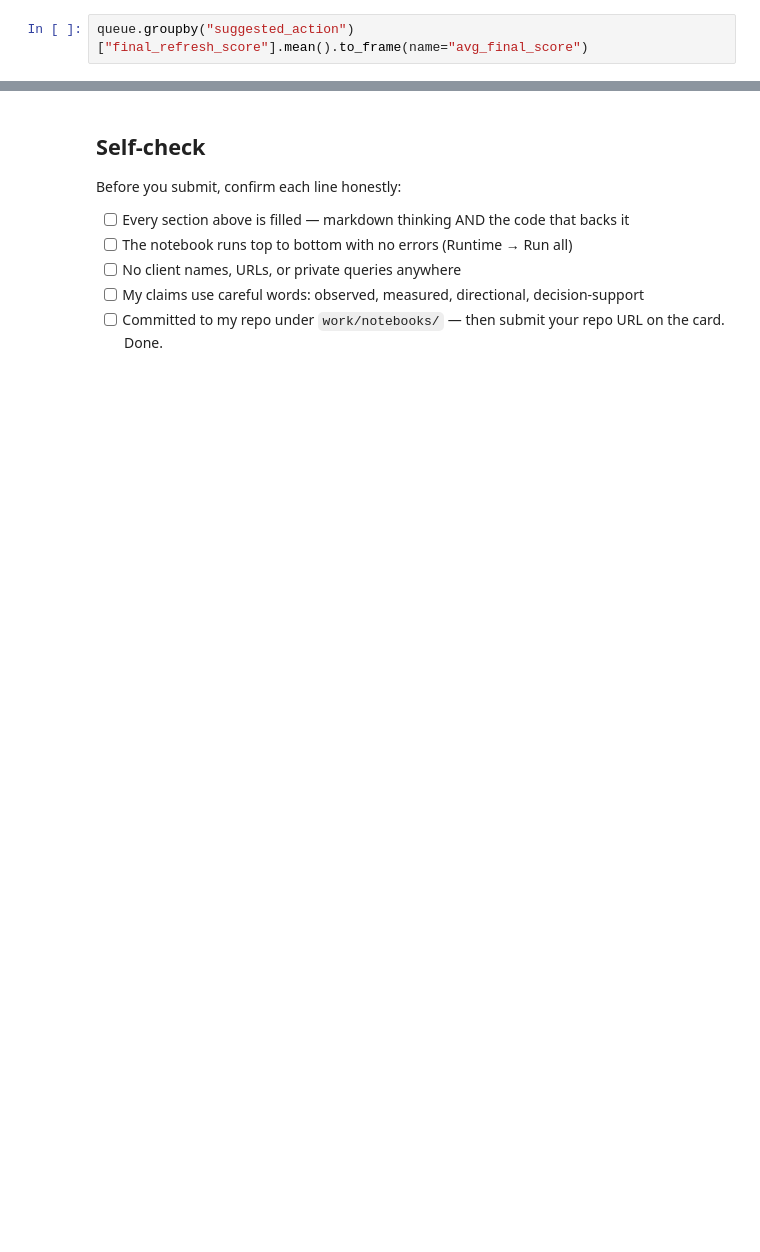
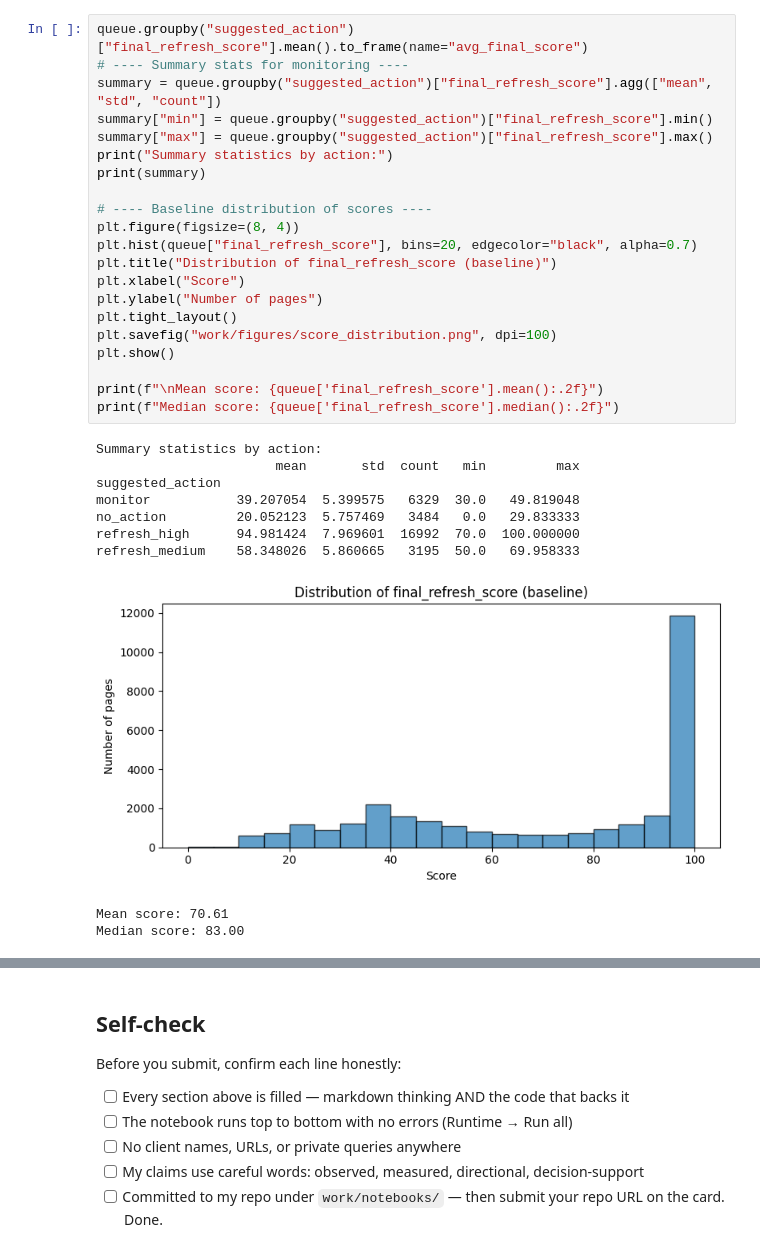
Before and after one commit to UmerSajid842/flyrankmlproject, a Jupyter notebook: work/notebooks/w07_action_playbook.ipynb, the cells around one changed output, grey strips where cells are left out. Saved outputs shown, nothing was run; the diff lists cells and outputs as text; blank space fills up the shorter version.

```diff
--- a/work/notebooks/w07_action_playbook.ipynb
+++ b/work/notebooks/w07_action_playbook.ipynb
@@ -125,5 +360,35 @@ queue["suggested_action"].value_counts().to_frame(name="count")
 # %%
 queue.groupby("suggested_action")["final_refresh_score"].mean().to_frame(name="avg_final_score")
+# ---- Summary stats for monitoring ----
+summary = queue.groupby("suggested_action")["final_refresh_score"].agg(["mean", "std", "count"])
+summary["min"] = queue.groupby("suggested_action")["final_refresh_score"].min()
+summary["max"] = queue.groupby("suggested_action")["final_refresh_score"].max()
+print("Summary statistics by action:")
+print(summary)
+
+# ---- Baseline distribution of scores ----
+plt.figure(figsize=(8, 4))
+plt.hist(queue["final_refresh_score"], bins=20, edgecolor="black", alpha=0.7)
+plt.title("Distribution of final_refresh_score (baseline)")
+plt.xlabel("Score")
+plt.ylabel("Number of pages")
+plt.tight_layout()
+plt.savefig("work/figures/score_distribution.png", dpi=100)
+plt.show()
+
+print(f"\nMean score: {queue['final_refresh_score'].mean():.2f}")
+print(f"Median score: {queue['final_refresh_score'].median():.2f}")
+# %% [output]
+Summary statistics by action:
+                       mean       std  count   min         max
+suggested_action
+monitor           39.207054  5.399575   6329  30.0   49.819048
+no_action         20.052123  5.757469   3484   0.0   29.833333
+refresh_high      94.981424  7.969601  16992  70.0  100.000000
+refresh_medium    58.348026  5.860665   3195  50.0   69.958333
+[figure, added]
+Mean score: 70.61
+Median score: 83.00
 # %% [markdown]
 ## 5. Exports for the paper
 
```
Also changed, not shown: parts of 11 cells of this notebook.
